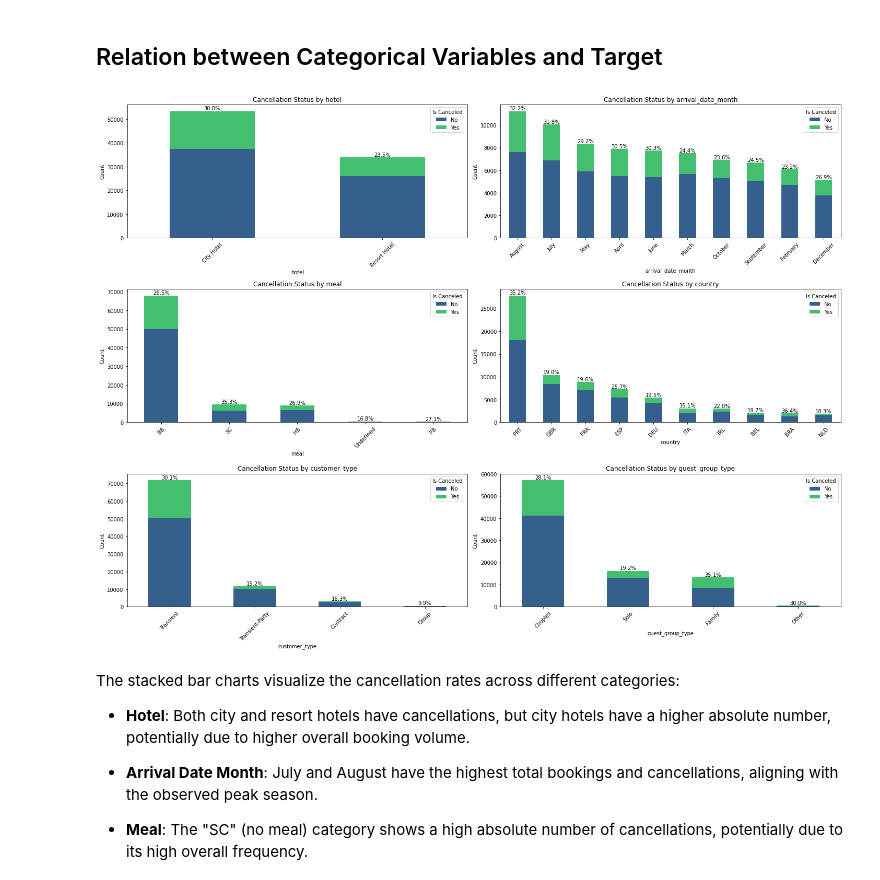
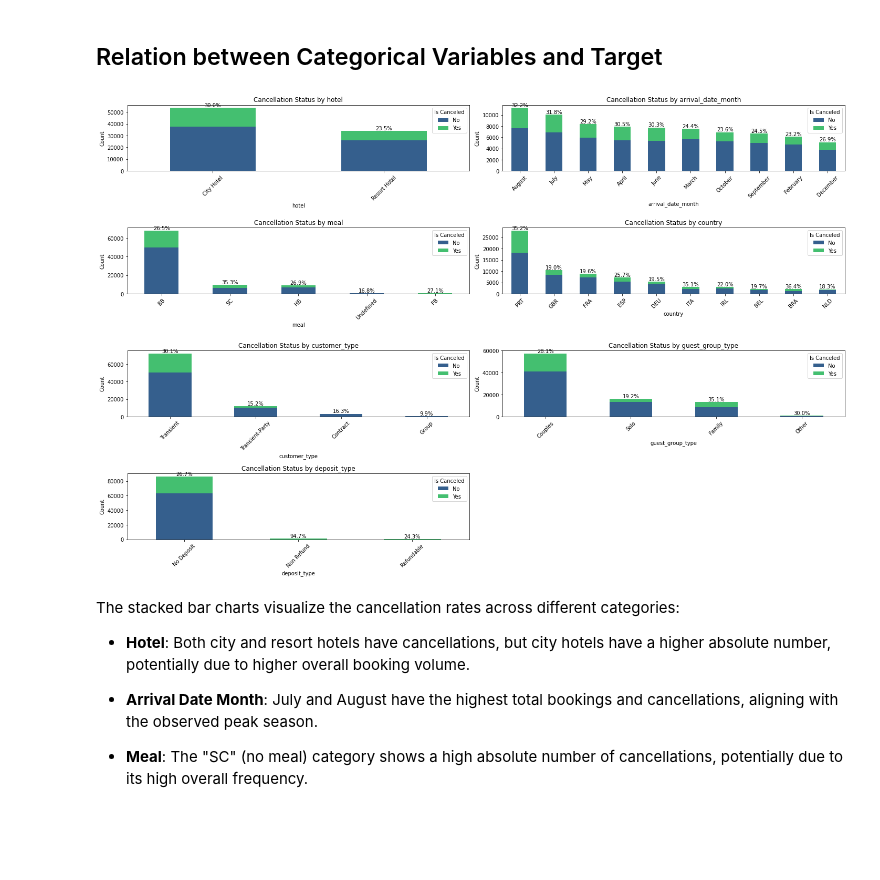
Before and after one commit to dooinn/hotel_cancellation_prediction, a Jupyter notebook: 1_classification_prediction_analysis.ipynb, the cells around one changed output. Drawn from its saved outputs; the diff is of its cells as text; code cells hidden in the pictures; blank space fills up the shorter version.

```diff
--- a/1_classification_prediction_analysis.ipynb
+++ b/1_classification_prediction_analysis.ipynb
@@ -267,6 +267,6 @@ hotel_data_no_duplicates.duplicated().sum()
 ## Add New columns
 we will add total rate and total stay nights
 # %%
-hotel_data_no_duplicates['total_rate'] = hotel_data_no_duplicates['adr'] * (hotel_data_no_duplicates['stays_in_week_nights'] + hotel_data_no_duplicates['stays_in_weekend_nights'])
-hotel_data_no_duplicates['total_stay_nights']  = (hotel_data_no_duplicates['stays_in_week_nights'] + hotel_data_no_duplicates['stays_in_weekend_nights'])
-hotel_data_no_duplicates['total_guests']  = hotel_data_no_duplicates['adults'] + hotel_data_no_duplicates['children'] + hotel_data_no_duplicates['babies']
+# hotel_data_no_duplicates['total_rate'] = hotel_data_no_duplicates['adr'] * (hotel_data_no_duplicates['stays_in_week_nights'] + hotel_data_no_duplicates['stays_in_weekend_nights'])
+# hotel_data_no_duplicates['total_stay_nights']  = (hotel_data_no_duplicates['stays_in_week_nights'] + hotel_data_no_duplicates['stays_in_weekend_nights'])
+# hotel_data_no_duplicates['total_guests']  = hotel_data_no_duplicates['adults'] + hotel_data_no_duplicates['children'] + hotel_data_no_duplicates['babies']
@@ -346,8 +330,8 @@ This indicates a somewhat imbalanced dataset, with more instances of non-cancell
 
 selected_numerical_columns = [
     'lead_time', 'stays_in_weekend_nights', 'stays_in_week_nights',
-    'total_guests', 'previous_cancellations', 'previous_bookings_not_canceled',
-    'booking_changes', 'days_in_waiting_list', 'adr', 'total_rate', 'total_stay_nights'
+     'previous_cancellations', 'previous_bookings_not_canceled',
+    'booking_changes', 'days_in_waiting_list', 'adr'
 ]
 
 
@@ -534,8 +517,8 @@ Index(['hotel', 'is_canceled', 'lead_time', 'arrival_date_year',
 ## Relation between Numerical Variables and Target:
 # %%
 selected_numerical_columns_subset = [
-    'lead_time', 'stays_in_weekend_nights', 'stays_in_week_nights','total_stay_nights',
-    'total_guests', 'previous_cancellations', 'previous_bookings_not_canceled',
+    'lead_time', 'stays_in_weekend_nights', 'stays_in_week_nights',
+     'previous_cancellations', 'previous_bookings_not_canceled',
     'booking_changes', 'days_in_waiting_list', 'adr'
 ]
 
@@ -576,35 +559,35 @@ The boxplots depict the distribution of selected numerical variables against the
 ## Relation between Categorical Variables and Target
 # %%
 
-selected_categorical_columns_subset = ['hotel', 'arrival_date_month', 'meal', 'country', 'customer_type','guest_group_type']
+selected_categorical_columns_subset = ['hotel', 'arrival_date_month', 'meal', 'country', 'customer_type','guest_group_type','deposit_type']
 
 
 cmap = plt.get_cmap("viridis")
 
 colors = [cmap(0.3), cmap(0.7)]
 
-plt.figure(figsize=(20, 15))
+plt.figure(figsize=(20, 25))
 for i, col in enumerate(selected_categorical_columns_subset, 1):
     category_counts = hotel_data_no_duplicates.groupby([col, 'is_canceled']).size().unstack(fill_value=0)
     category_counts['total'] = category_counts[0] + category_counts[1]
     category_counts = category_counts.sort_values('total', ascending=False).head(10)
 
-    plt.subplot(3, 2, i)
+    plt.subplot(8, 2, i)
     category_counts[[0, 1]].plot(kind='bar', stacked=True, ax=plt.gca(), color=colors)
     plt.title(f'Cancellation Status by {col}')
     plt.xlabel(col)
     plt.ylabel('Count')
     plt.xticks(rotation=45)
     plt.legend(title='Is Canceled', labels=['No', 'Yes'])
 
     for idx, value in enumerate(category_counts.index):
         plt.text(idx, category_counts.loc[value, 'total'], f"{100 * category_counts.loc[value, 1] / category_counts.loc[value, 'total']:.1f}%", ha='center', va='bottom')
 
     plt.tight_layout()
 
 plt.show()
 # %% [output]
-[figure, old version]
+[figure, new version]
 # %% [markdown]
 The stacked bar charts visualize the cancellation rates across different categories:
 
```
Also changed, not shown: parts of 30 cells of this notebook, 22 other files.
